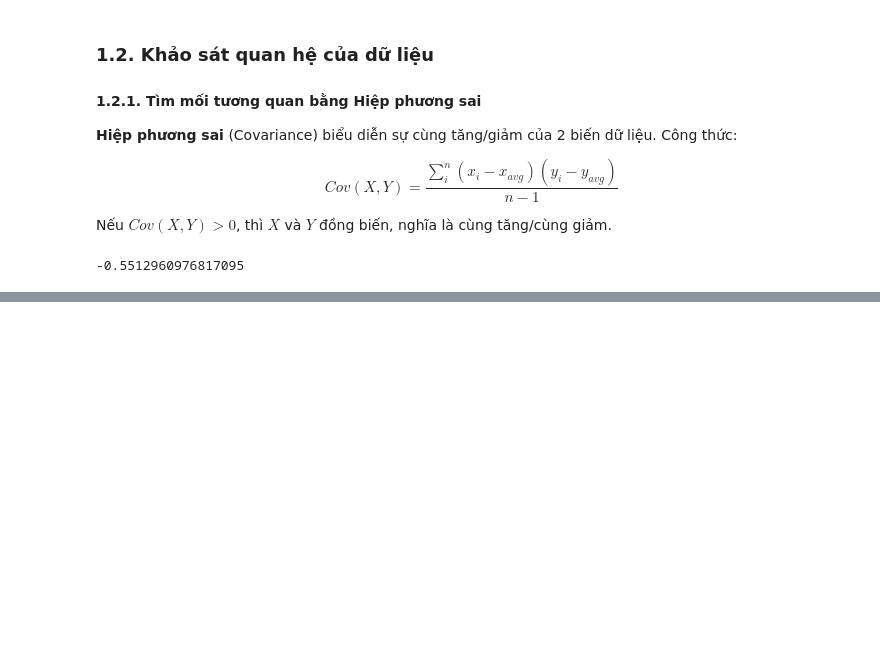
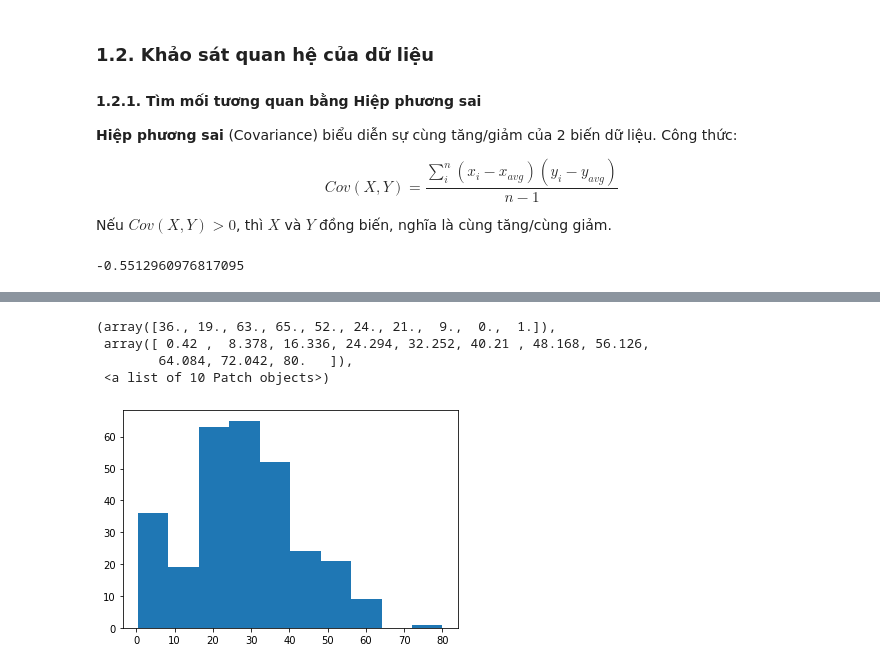
Before and after one commit to chidokun/data-science-review, a Jupyter notebook: notebooks/02-basic-statistic-and-data-visualization.ipynb, the cells around one changed output, grey strips where cells are left out. Saved outputs shown, nothing was run; the diff lists cells and outputs as text; code cells hidden in the pictures; blank space fills up the shorter version.

```diff
--- a/notebooks/02-basic-statistic-and-data-visualization.ipynb
+++ b/notebooks/02-basic-statistic-and-data-visualization.ipynb
@@ -105,0 +169,9 @@ titanic.Age.cov(titanic.Survived)
+# %%
+survived_dist = titanic[titanic.Survived == 1].Age
+plt.hist(list(survived_dist))
+# %% [output]
+(array([36., 19., 63., 65., 52., 24., 21.,  9.,  0.,  1.]),
+ array([ 0.42 ,  8.378, 16.336, 24.294, 32.252, 40.21 , 48.168, 56.126,
+        64.084, 72.042, 80.   ]),
+ <a list of 10 Patch objects>)
+[figure, added]
```
Also changed, not shown: parts of 16 cells of this notebook.
